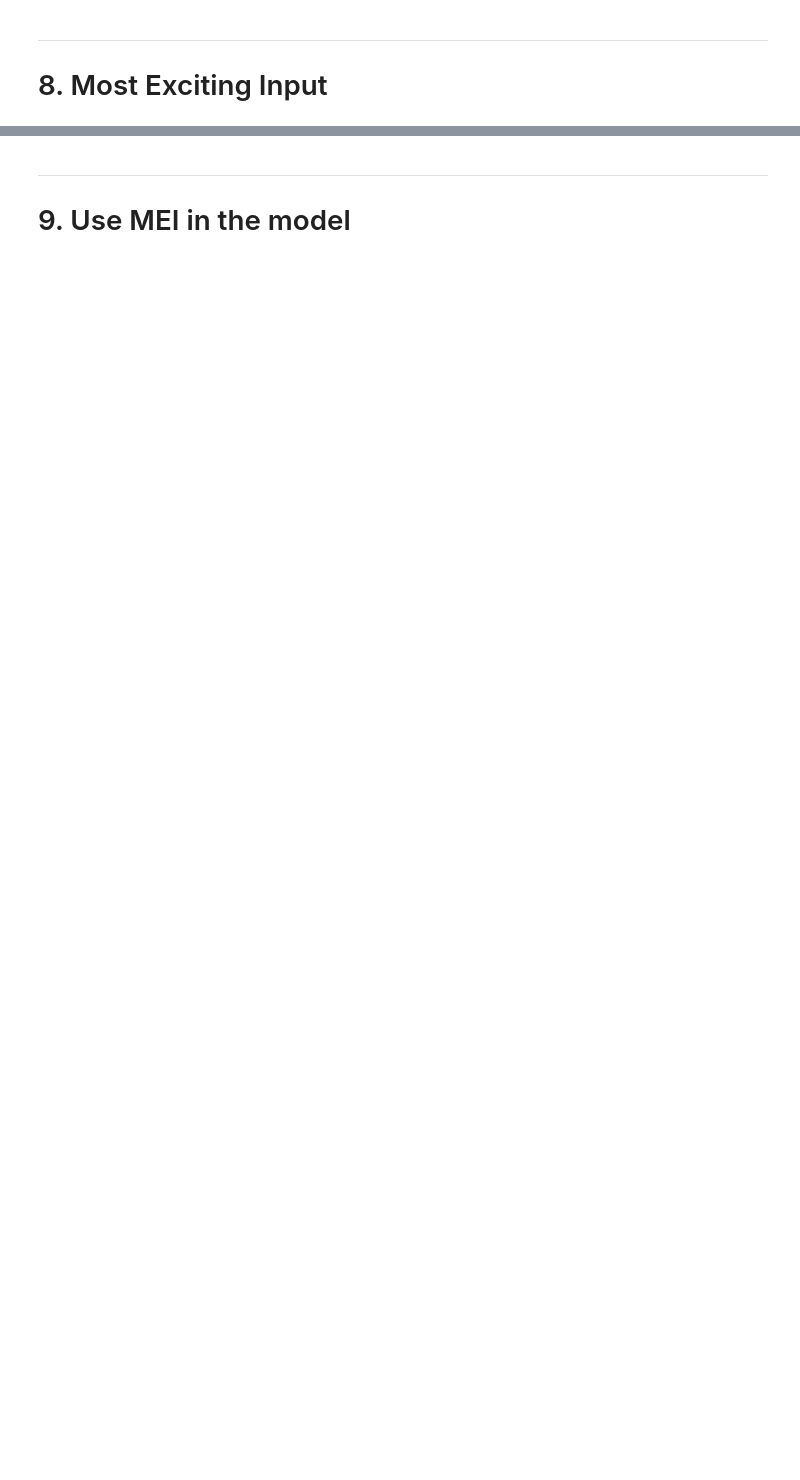
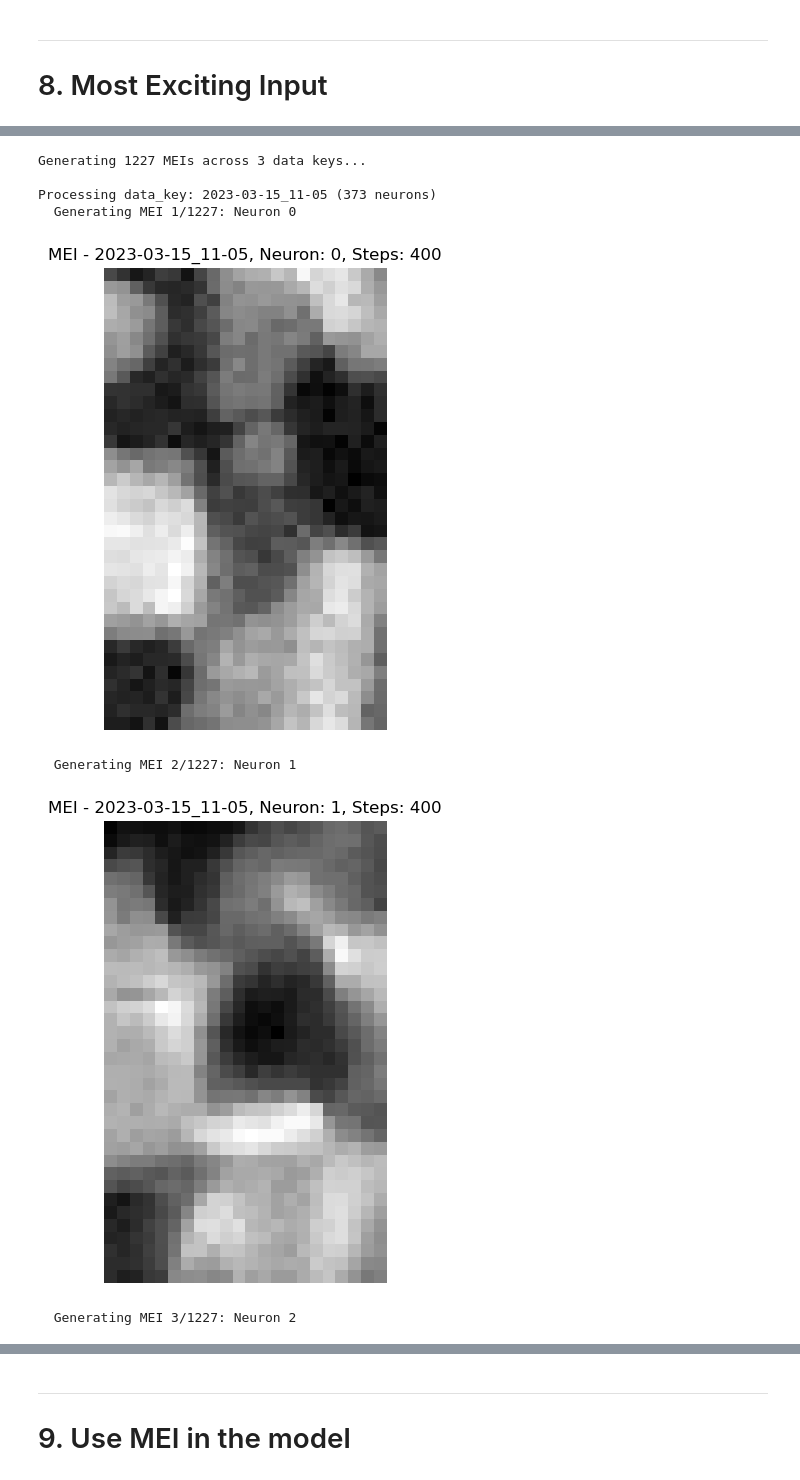
Before and after one commit to ahmedtarek-/neuropixel-predictor, a Jupyter notebook: notebooks/intro_2d_cnn.ipynb, the cells around one changed output, grey strips where cells are left out. Cells and saved outputs as stored; diff of their text form; code cells hidden in the pictures; blank space fills up the shorter version.

```diff
--- a/notebooks/intro_2d_cnn.ipynb
+++ b/notebooks/intro_2d_cnn.ipynb
@@ -353,7 +346,7 @@ stacked2dcore_config = {
     'layers': 3,
     'stack': -1,
     'pad_input': True,
-    'batch_norm': False
+    'batch_norm': True
 }
 # %% [markdown]
 **Core: Setting up**
@@ -414,7 +405,8 @@ factorized_multi_readout = MultiReadoutBase(
     in_shape_dict=in_shapes_dict,
     n_neurons_dict=n_neurons_dict,
     base_readout=FullFactorized2d,
-    bias=True
+    bias=True,
+    normalize=False
 )
 # %% [markdown]
 **Readout: Test the factorized**
@@ -512,0 +665,52 @@ plot_mei(mei, title="MEI - Neuron: {}, Steps: {}".format(neuron_idx, steps) )
+# %%
+save_dir = 'meis'
+os.makedirs(save_dir, exist_ok=True)
+
+steps = 400
+image_shape = (1, 1, IMAGE_WIDTH, IMAGE_HEIGHT)
+
+n_neurons_dict = {
+    '2023-03-15_11-05': 373,
+    '2023-03-15_15-23': 388,
+    '2022-12-20_15-08': 466
+}
+
+total_meis = sum(n_neurons_dict.values())
+current_mei = 0
+
+print(f"Generating {total_meis} MEIs across {len(n_neurons_dict.keys())} data keys...")
+
+for data_key in n_neurons_dict.keys():
+    num_neurons = n_neurons_dict[data_key]
+    key_save_dir = os.path.join(save_dir, data_key)
+    os.makedirs(key_save_dir, exist_ok=True)
+
+    print(f"\nProcessing data_key: {data_key} ({num_neurons} neurons)")
+
+    for neuron_idx in range(num_neurons):
+        current_mei += 1
+        print(f"  Generating MEI {current_mei}/{total_meis}: Neuron {neuron_idx}")
+
+        # Generate MEI
+        mei = generate_mei(
+            model,
+            data_key,
+            neuron_idx,
+            image_shape,
+            steps=steps,
+            mode='cei',
+            device=device
+        )
+
+        # Create figure and plot
+        fig, ax = plt.subplots(figsize=(8, 6))
+        plot_mei(mei, title=f"MEI - {data_key}, Neuron: {neuron_idx}, Steps: {steps}", save_folder=key_save_dir)
+# %% [output]
+Generating 1227 MEIs across 3 data keys...
+
+Processing data_key: 2023-03-15_11-05 (373 neurons)
+  Generating MEI 1/1227: Neuron 0
+[figure, added]
+  Generating MEI 2/1227: Neuron 1
+[figure, added]
+  Generating MEI 3/1227: Neuron 2
```
Also changed, not shown: parts of 14 cells of this notebook, 2 other files.
